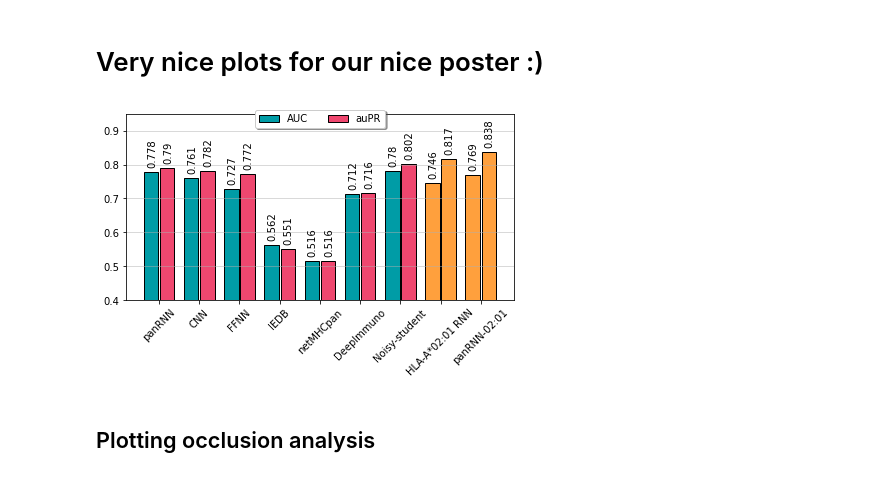
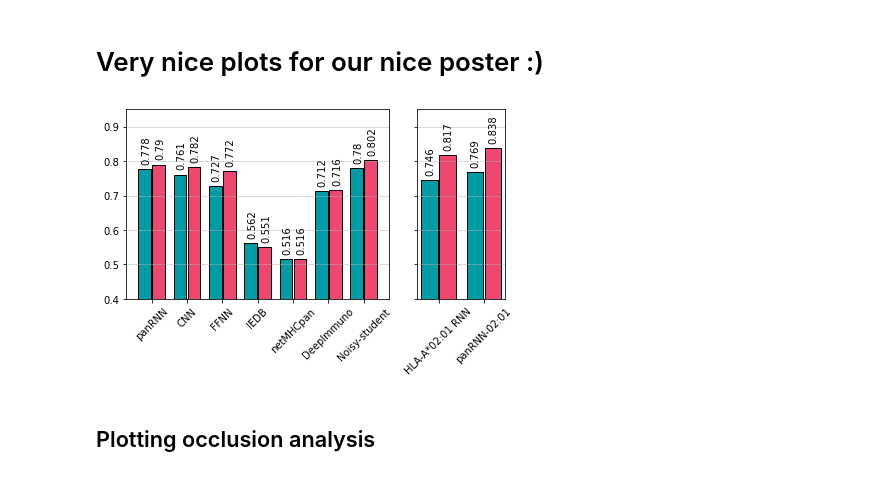
Before and after one commit to christian-creator/DL_peptide_immunogenecity, a Jupyter notebook: notebooks/plots.ipynb, the cells around one changed output. Drawn from its saved outputs; the diff is of its cells as text; code cells hidden in the pictures.

Commit message:
Split plot in two

```diff
--- a/notebooks/plots.ipynb
+++ b/notebooks/plots.ipynb
@@ -35,49 +36,57 @@ def bar_plot(models, ax, data, colors=None, total_width=0.8, single_width=1, leg
         for x, y in enumerate(values):
 
             if models[x] != "HLA-A*02:01 RNN" and models[x] != "panRNN-02:01":
-                bar = ax.bar(x + x_offset, y, width=bar_width * single_width, color=colors[i % len(colors)], edgecolor = "black")
-                text = ax.text(x + x_offset - text_offset_x, y + text_offset_y, y,rotation=90)
+                bar = axs[0].bar(x + x_offset, y, width=bar_width * single_width, color=colors[i % len(colors)], edgecolor = "black")
+                text = axs[0].text(x + x_offset - text_offset_x, y + text_offset_y, y,rotation=90)
             else:
-                bar = ax.bar(x + x_offset, y, width=bar_width * single_width, color="#FFA03D", edgecolor = "black")
-                text = ax.text(x + x_offset - text_offset_x, y + text_offset_y, y,rotation=90)
+                bar = axs[1].bar(x + x_offset -7, y, width=bar_width * single_width, color=colors[i % len(colors)], edgecolor = "black")
+                text = axs[1].text(x + x_offset - text_offset_x - 7, y + text_offset_y, y,rotation=90)
 
 
 
         # Add a handle to the last drawn bar, which we'll need for the legend
         bars.append(bar[0])
 
     # Draw legend if we need
     if legend:
         legend_elements = [Patch(facecolor='#009ca6', edgecolor='k',label='AUC'),
                          Patch(facecolor='#ef476f', edgecolor='k',label='auPR')]
         # ax.legend(bars, data.keys(), loc='upper right')
-        ax.legend(handles=legend_elements, loc='upper center', bbox_to_anchor=(0.5, 1.05),ncol=3, fancybox=True, shadow=True)
+        axs[0].legend(handles=legend_elements, loc='upper center', bbox_to_anchor=(0.5,1.25),ncol=2, fancybox=True, shadow=True)
 
-    ax.set_xticks(np.arange(len(models)))
-    ax.set_xticklabels(models, rotation = 45)
+    axs[0].set_xticks(np.arange(len(models[:-2])))
+    axs[0].set_xticklabels(models[:-2], rotation = 45)
+    axs[1].set_xticks(np.arange(len(models[-2:])))
+    axs[1].set_xticklabels(models[-2:], rotation = 45)
 
 
 data = {
     "ROC": [0.778, 0.761, 0.727, 0.562, 0.516, 0.712,0.78, 0.746, 0.769],
     "PR": [0.79, 0.782, 0.772, 0.551, 0.516, 0.716,0.802, 0.817, 0.838],
 
 }
 
 models = [ "panRNN", "CNN", "FFNN", "IEDB", "netMHCpan","DeepImmuno","Noisy-student","HLA-A*02:01 RNN", "panRNN-02:01"]
-fig, ax = plt.subplots()
-bar_plot(models, ax, data, colors=["#009ca6", "#ef476f"], total_width=.8, single_width=.9)
+fig, axs = plt.subplots(1,2, sharey=True, gridspec_kw={"width_ratios":[3,1]})
+# fig = plt.figure(figsize=(8, 6))
+# gs = gridspec.GridSpec(1, 2, width_ratios=[3, 1])
+# ax0 = plt.subplot(gs[0])
+# ax1 =  plt.subplot(gs[1])
+# axs = [ax0, ax1]
+bar_plot(models, axs, data, colors=["#009ca6", "#ef476f"], total_width=.8, single_width=.9)
 # plt.axhline(y=0.5, color='black', linestyle='--')
 
 
 plt.tight_layout()
-plt.ylim(0.4,0.95)
+axs[0].set_ylim(0.4,0.95)
 plt.xticks(rotation=45)
 plt.tight_layout()
-plt.grid(axis="y",alpha=0.6)
+axs[0].grid(axis="y",alpha=0.6)
+axs[1].grid(axis="y",alpha=0.6)
 plt.savefig("../plots/ROC_PR_barplot.png", dpi = 300,bbox_inches = 'tight',pad_inches =0.1)
 plt.show()
 # %% [output]
-[figure, old version]
+[figure, new version]
 # %% [markdown]
 ## Plotting occlusion analysis
 # %%
```
Also changed, not shown: parts of 1 cell of this notebook, 2 other files.
